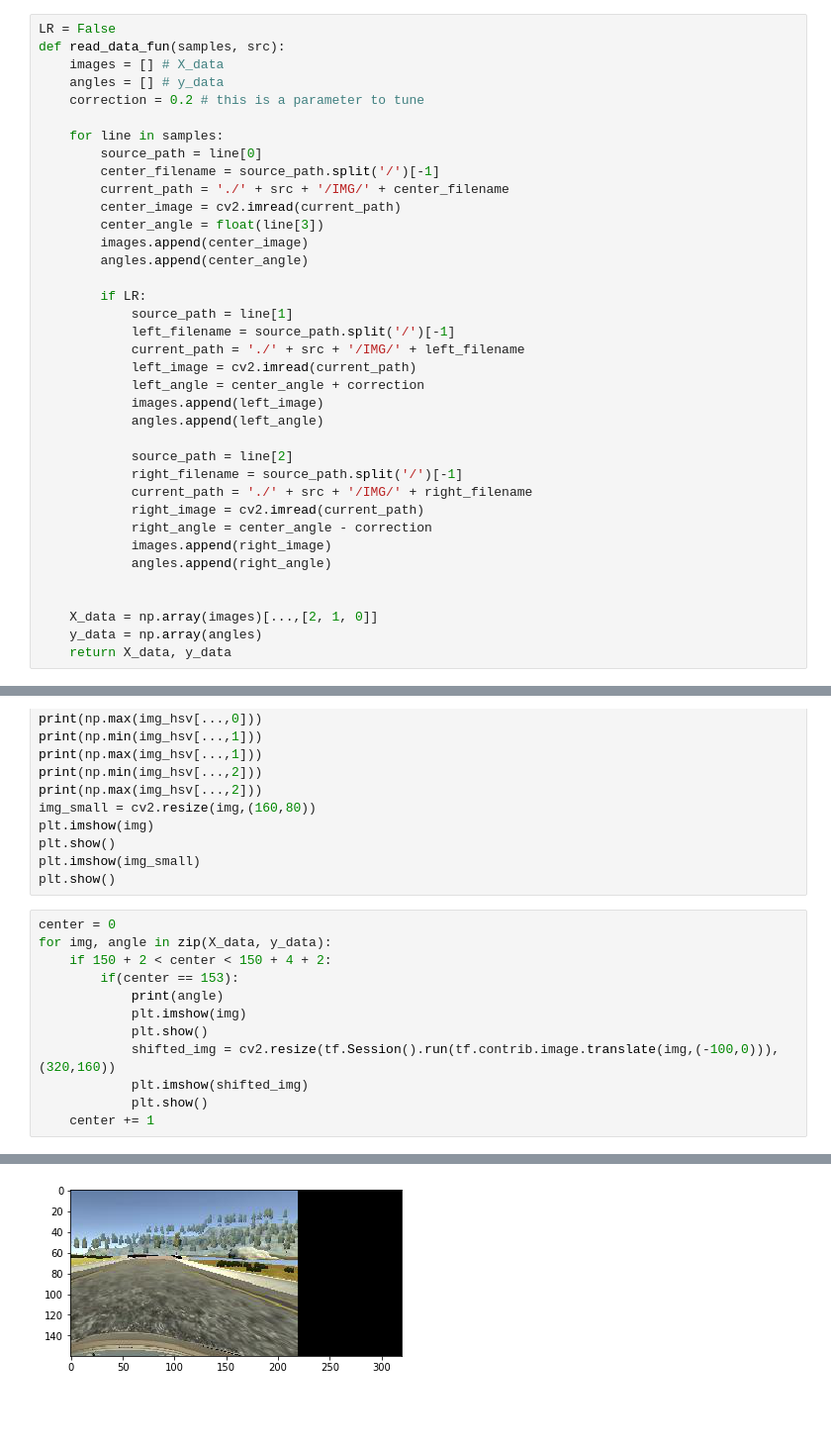
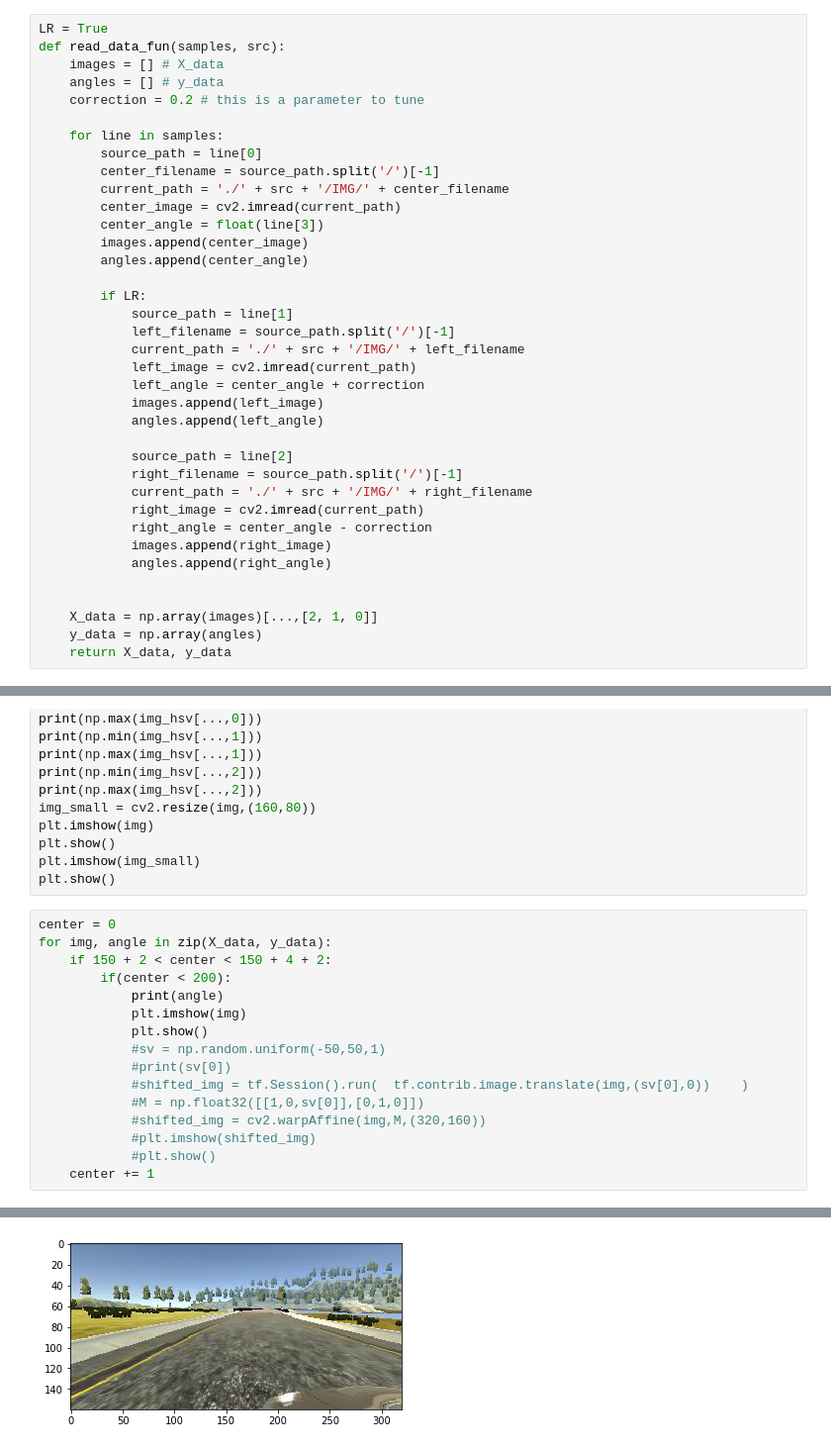
Before and after one commit to sameerpawar/SDCND-Behavioral-cloning, a Jupyter notebook: DataExploration.ipynb, the cells around one changed output, grey strips where cells are left out. Shown at 99% size. Drawn from its saved outputs; the diff is of its cells as text; blank space fills up the shorter version.

```diff
--- a/DataExploration.ipynb
+++ b/DataExploration.ipynb
@@ -10,7 +10,7 @@ import matplotlib.image as mpimg
 
 from sklearn.model_selection import train_test_split
 # %%
-LR = False
+LR = True
 def read_data_fun(samples, src):
     images = [] # X_data
     angles = [] # y_data
@@ -116,13 +116,17 @@ plt.show()
 center = 0
 for img, angle in zip(X_data, y_data):
     if 150 + 2 < center < 150 + 4 + 2:
-        if(center == 153):
+        if(center < 200):
             print(angle)
             plt.imshow(img)
             plt.show()
-            shifted_img = cv2.resize(tf.Session().run(tf.contrib.image.translate(img,(-100,0))), (320,160))
-            plt.imshow(shifted_img)
-            plt.show()
+            #sv = np.random.uniform(-50,50,1)
+            #print(sv[0])
+            #shifted_img = tf.Session().run(  tf.contrib.image.translate(img,(sv[0],0))    )
+            #M = np.float32([[1,0,sv[0]],[0,1,0]])
+            #shifted_img = cv2.warpAffine(img,M,(320,160))
+            #plt.imshow(shifted_img)
+            #plt.show()
     center += 1
 # %% [output]
 0.0617599
@@ -130 +135 @@ for img, angle in zip(X_data, y_data):
-[figure, old version]
+[figure, new version]
```
Also changed, not shown: parts of 1 cell of this notebook, 3 other files.
